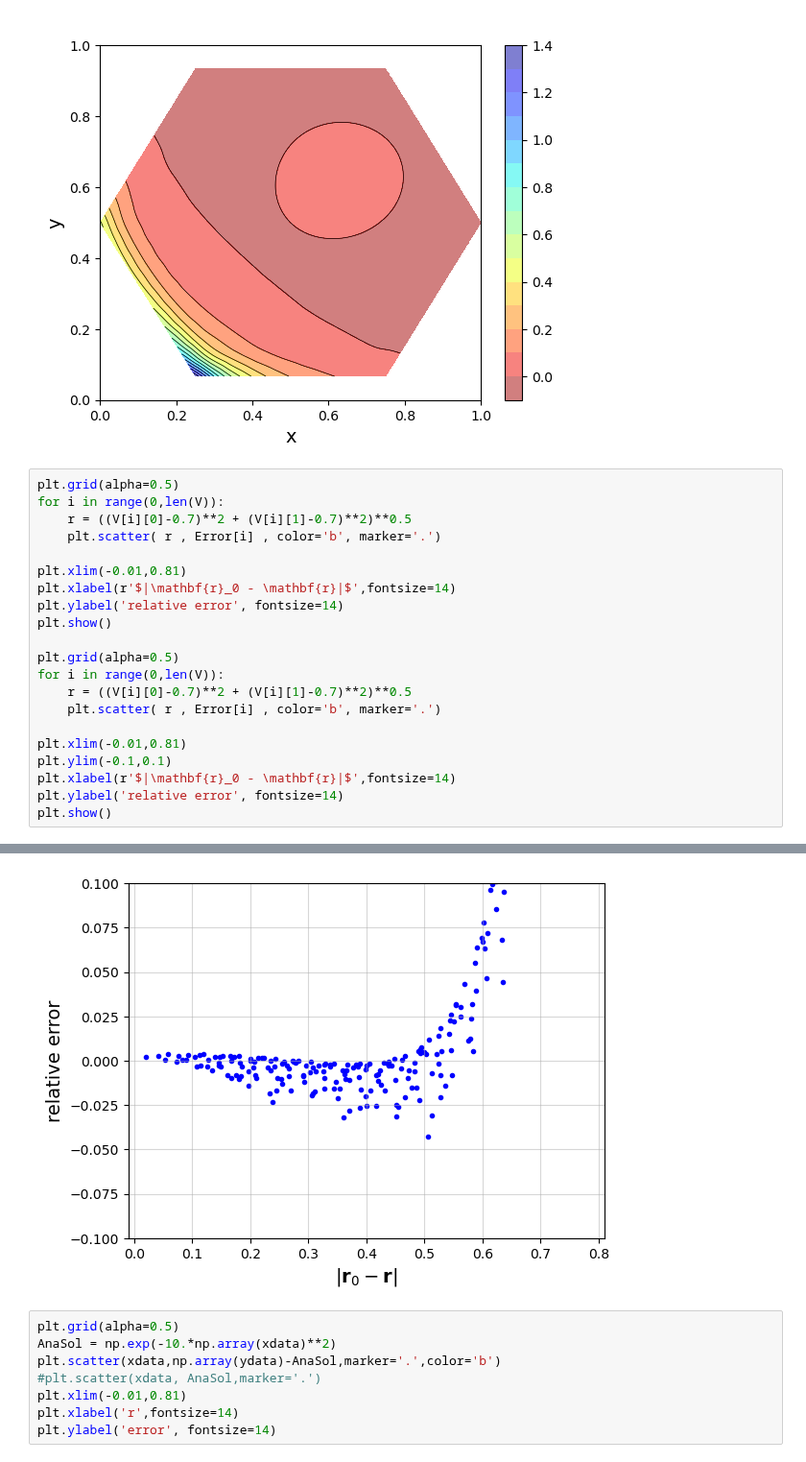
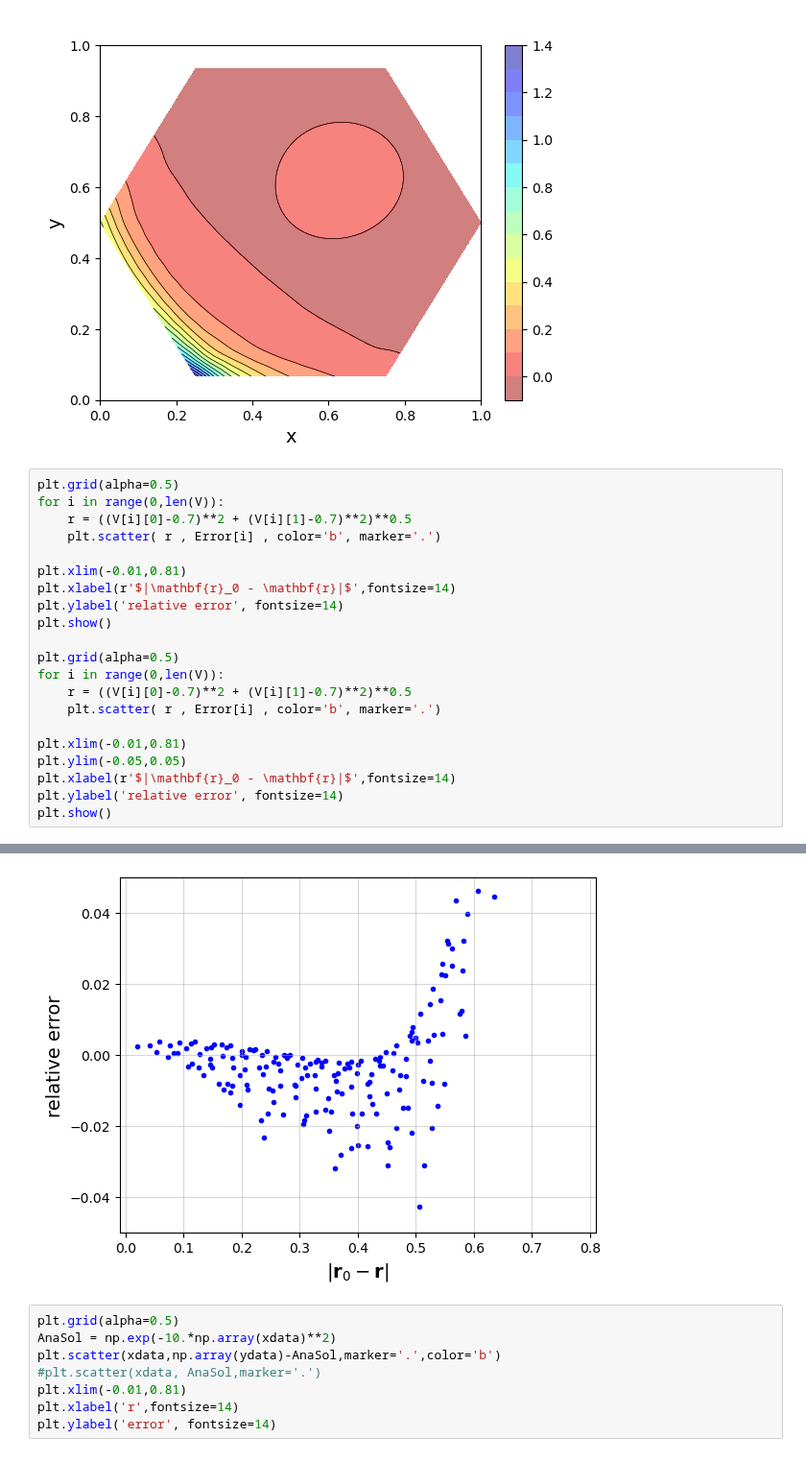
Before and after one commit to JaNiebu/BT_DECinPhysics, a Jupyter notebook: PoissonAsym.ipynb, the cells around one changed output, grey strips where cells are left out. Shown at 96% size. Cells and saved outputs as stored; diff of their text form.

```diff
--- a/PoissonAsym.ipynb
+++ b/PoissonAsym.ipynb
@@ -142,27 +142,27 @@ Text(0, 0.5, 'y')
 # %%
 plt.grid(alpha=0.5)
 for i in range(0,len(V)):
     r = ((V[i][0]-0.7)**2 + (V[i][1]-0.7)**2)**0.5
     plt.scatter( r , Error[i] , color='b', marker='.')
 
 plt.xlim(-0.01,0.81)
 plt.xlabel(r'$|\mathbf{r}_0 - \mathbf{r}|$',fontsize=14)
 plt.ylabel('relative error', fontsize=14)
 plt.show()
 
 plt.grid(alpha=0.5)
 for i in range(0,len(V)):
     r = ((V[i][0]-0.7)**2 + (V[i][1]-0.7)**2)**0.5
     plt.scatter( r , Error[i] , color='b', marker='.')
 
 plt.xlim(-0.01,0.81)
-plt.ylim(-0.1,0.1)
+plt.ylim(-0.05,0.05)
 plt.xlabel(r'$|\mathbf{r}_0 - \mathbf{r}|$',fontsize=14)
 plt.ylabel('relative error', fontsize=14)
 plt.show()
 # %% [output]
 [figure]
-[figure, old version]
+[figure, new version]
 # %%
 plt.grid(alpha=0.5)
 AnaSol = np.exp(-10.*np.array(xdata)**2)
```
Also changed, not shown: 4 other files.
